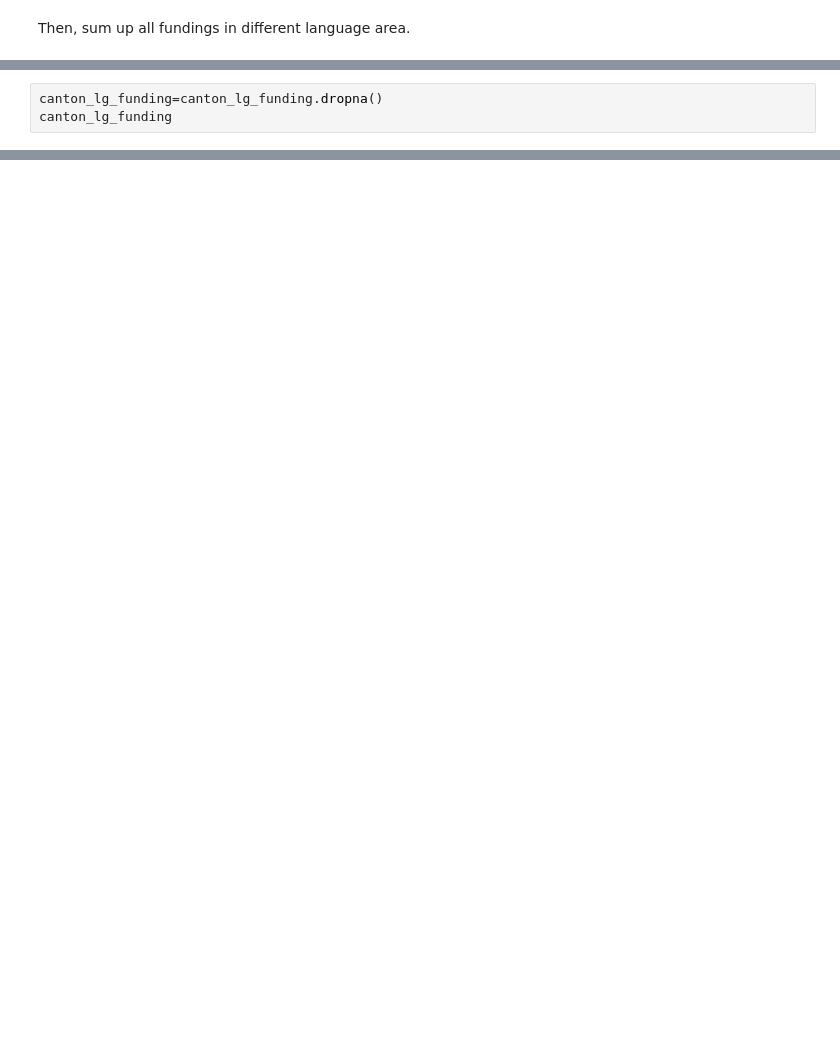
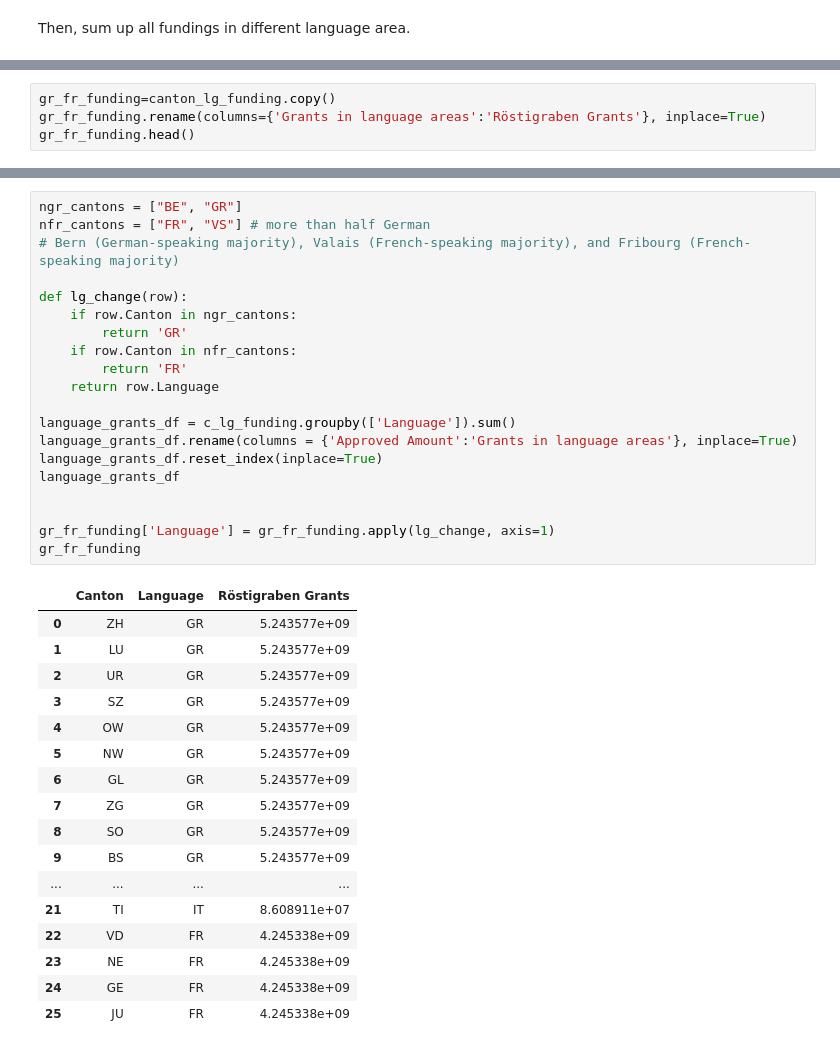
Before and after one commit to BeforeRain/ADA-homework, a Jupyter notebook: 03 - Interactive Viz/University_Canton.ipynb, the cells around one changed output, grey strips where cells are left out. Drawn from its saved outputs; the diff is of its cells as text; blank space fills up the shorter version.

```diff
--- a/03 - Interactive Viz/University_Canton.ipynb
+++ b/03 - Interactive Viz/University_Canton.ipynb
@@ -622,4 +579 @@ MergeError: No common columns to perform merge on
-# %%
-canton_lg_funding=canton_lg_funding.dropna()
-canton_lg_funding
 # %%
@@ -636,3 +590,7 @@ map.choropleth(data=language_grants_df,
                fill_color='YlOrRd'
                )
 map.save('grants_by_language.html')
+# %%
+gr_fr_funding=canton_lg_funding.copy()
+gr_fr_funding.rename(columns={'Grants in language areas':'Röstigraben Grants'}, inplace=True)
+gr_fr_funding.head()
@@ -638,0 +609,38 @@ map.save('grants_by_language.html')
+# %%
+ngr_cantons = ["BE", "GR"]
+nfr_cantons = ["FR", "VS"] # more than half German
+# Bern (German-speaking majority), Valais (French-speaking majority), and Fribourg (French-speaking majority)
+
+def lg_change(row):
+    if row.Canton in ngr_cantons:
+        return 'GR'
+    if row.Canton in nfr_cantons:
+        return 'FR'
+    return row.Language
+
+language_grants_df = c_lg_funding.groupby(['Language']).sum()
+language_grants_df.rename(columns = {'Approved Amount':'Grants in language areas'}, inplace=True)
+language_grants_df.reset_index(inplace=True)
+language_grants_df
+
+
+gr_fr_funding['Language'] = gr_fr_funding.apply(lg_change, axis=1)
+gr_fr_funding
+# %% [output]
+|  | Canton | Language | Röstigraben Grants |
+| 0 | ZH | GR | 5.243577e+09 |
+| 1 | LU | GR | 5.243577e+09 |
+| 2 | UR | GR | 5.243577e+09 |
+| 3 | SZ | GR | 5.243577e+09 |
+| 4 | OW | GR | 5.243577e+09 |
+| 5 | NW | GR | 5.243577e+09 |
+| 6 | GL | GR | 5.243577e+09 |
+| 7 | ZG | GR | 5.243577e+09 |
+| 8 | SO | GR | 5.243577e+09 |
+| 9 | BS | GR | 5.243577e+09 |
+| ... | ... | ... | ... |
+| 21 | TI | IT | 8.608911e+07 |
+| 22 | VD | FR | 4.245338e+09 |
+| 23 | NE | FR | 4.245338e+09 |
+| 24 | GE | FR | 4.245338e+09 |
+| 25 | JU | FR | 4.245338e+09 |
```
Also changed, not shown: parts of 17 cells of this notebook, 1 other file.
